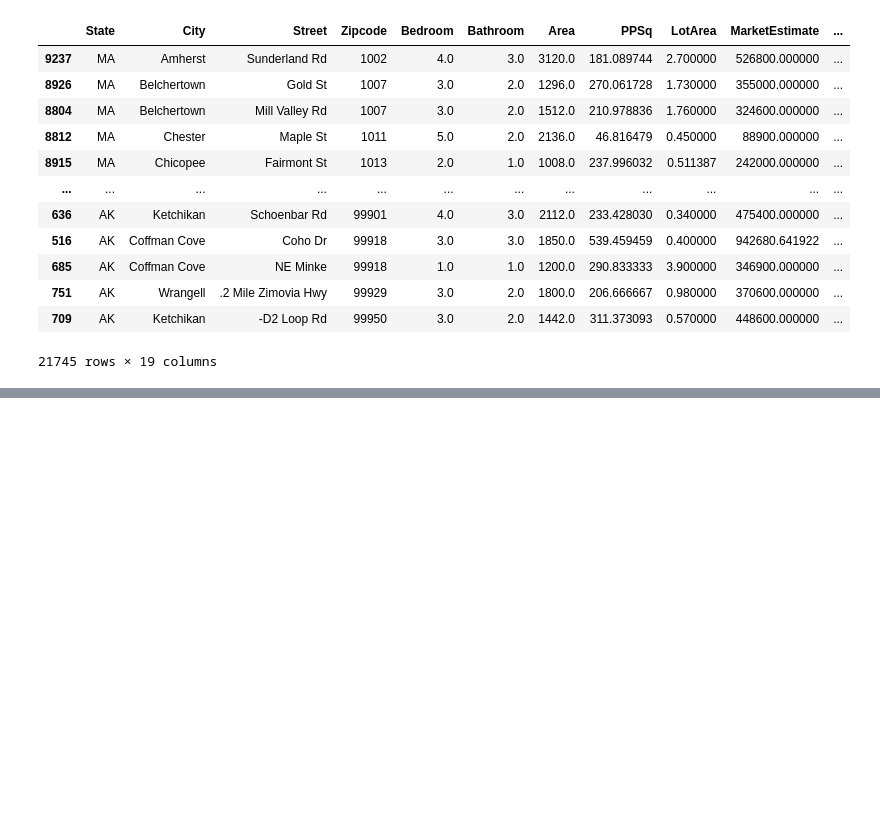
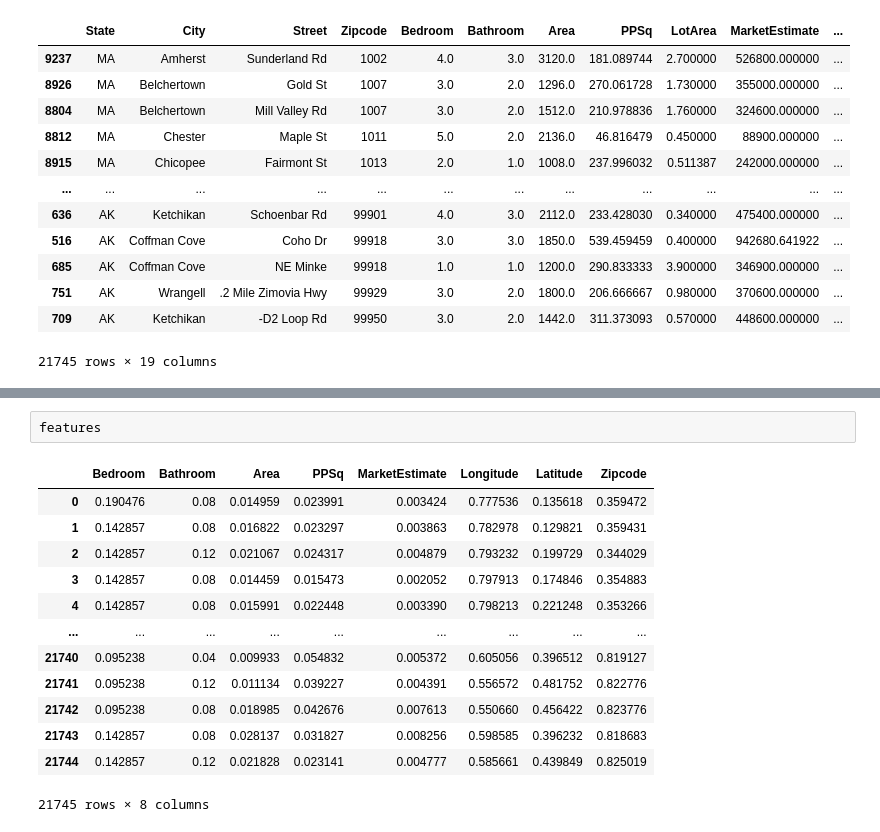
Before and after one commit to itsVarun20/Property-Listed-Price-and-Rent-Prediction, a Jupyter notebook: Code_Predicting.ipynb, the cells around one changed output, grey strips where cells are left out. Cells and saved outputs as stored; diff of their text form; blank space fills up the shorter version.

```diff
--- a/Code_Predicting.ipynb
+++ b/Code_Predicting.ipynb
@@ -88,0 +130,16 @@ df.sort_values(by='Zipcode')
+# %%
+features
+# %% [output]
+|  | Bedroom | Bathroom | Area | PPSq | MarketEstimate | Longitude | Latitude | Zipcode |
+| 0 | 0.190476 | 0.08 | 0.014959 | 0.023991 | 0.003424 | 0.777536 | 0.135618 | 0.359472 |
+| 1 | 0.142857 | 0.08 | 0.016822 | 0.023297 | 0.003863 | 0.782978 | 0.129821 | 0.359431 |
+| 2 | 0.142857 | 0.12 | 0.021067 | 0.024317 | 0.004879 | 0.793232 | 0.199729 | 0.344029 |
+| 3 | 0.142857 | 0.08 | 0.014459 | 0.015473 | 0.002052 | 0.797913 | 0.174846 | 0.354883 |
+| 4 | 0.142857 | 0.08 | 0.015991 | 0.022448 | 0.003390 | 0.798213 | 0.221248 | 0.353266 |
+| ... | ... | ... | ... | ... | ... | ... | ... | ... |
+| 21740 | 0.095238 | 0.04 | 0.009933 | 0.054832 | 0.005372 | 0.605056 | 0.396512 | 0.819127 |
+| 21741 | 0.095238 | 0.12 | 0.011134 | 0.039227 | 0.004391 | 0.556572 | 0.481752 | 0.822776 |
+| 21742 | 0.095238 | 0.08 | 0.018985 | 0.042676 | 0.007613 | 0.550660 | 0.456422 | 0.823776 |
+| 21743 | 0.142857 | 0.08 | 0.028137 | 0.031827 | 0.008256 | 0.598585 | 0.396232 | 0.818683 |
+| 21744 | 0.142857 | 0.12 | 0.021828 | 0.023141 | 0.004777 | 0.585661 | 0.439849 | 0.825019 |
+21745 rows × 8 columns
```
Also changed, not shown: parts of 13 cells of this notebook.
